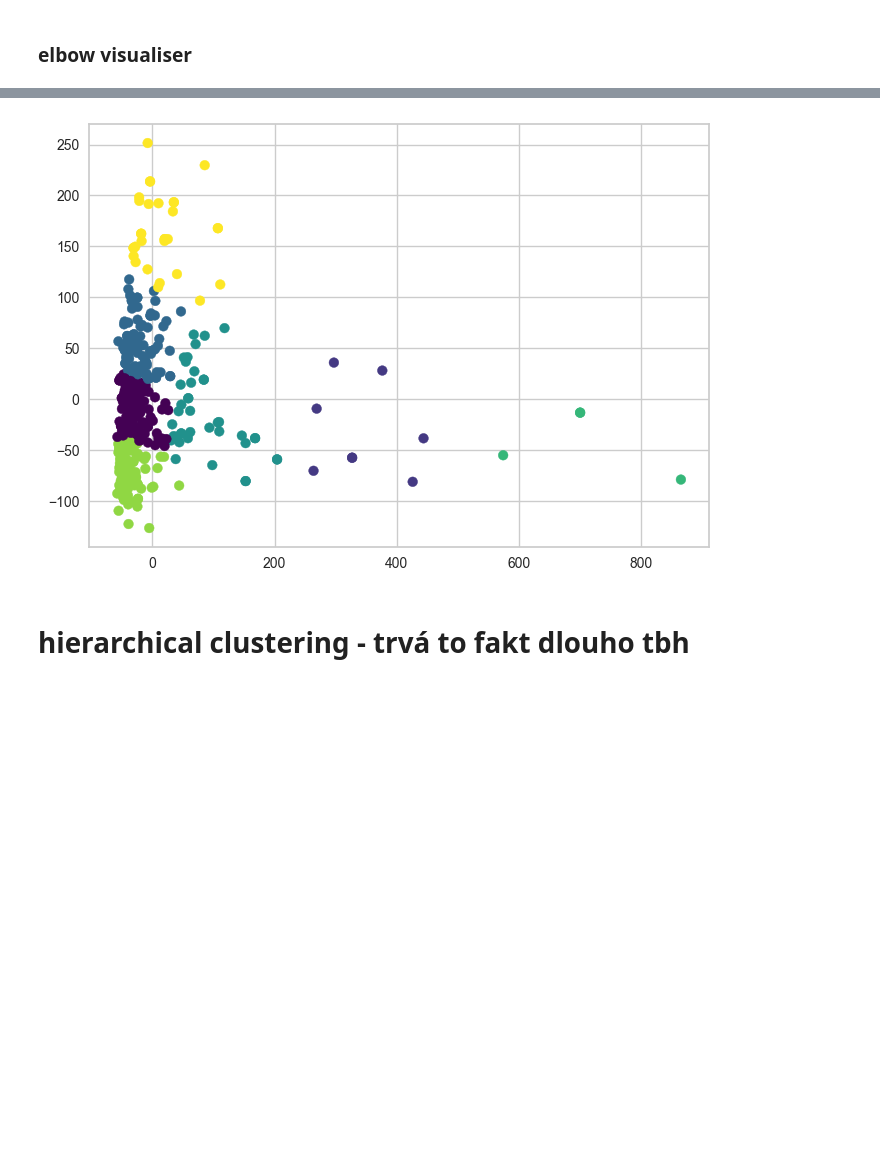
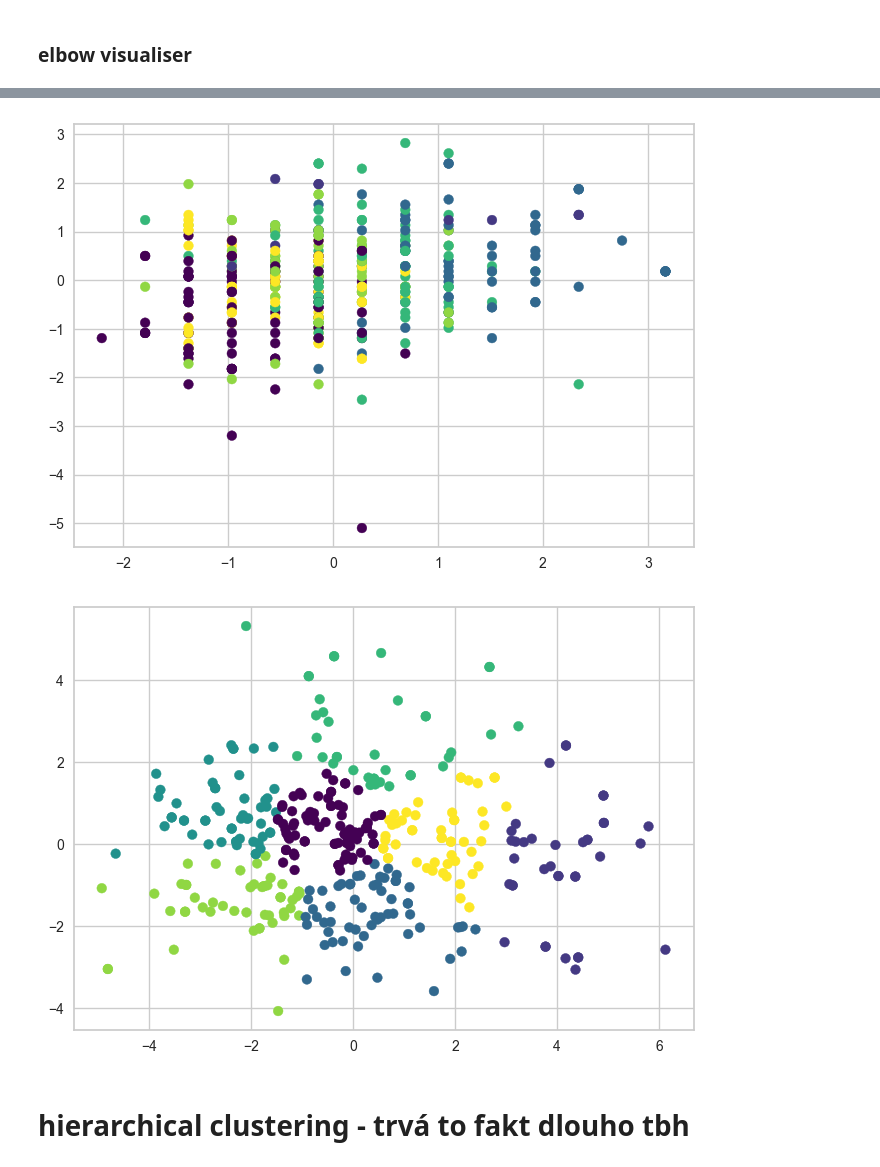
Before and after one commit to balooooooooo/machine_learning_1_coursework, a Jupyter notebook: clustering.ipynb, the cells around one changed output, grey strips where cells are left out. Cells and saved outputs as stored; diff of their text form; code cells hidden in the pictures; blank space fills up the shorter version.

```diff
--- a/clustering.ipynb
+++ b/clustering.ipynb
@@ -8,3 +6,4 @@ import matplotlib.pyplot as plt
 from sklearn.metrics import silhouette_score
 
 clustering_data = pd.read_csv("data/clustering_data.csv")
+clustering_pca = pd.read_csv("data/clustering_pca_data.csv")
@@ -13,9 +14,10 @@ clustering_data = pd.read_csv("data/clustering_data.csv")
 # %%
 # initialize k-means
 kmeans = KMeans(n_clusters = 2, n_init = 'auto', random_state=1337)
-
+kmeans_pca = KMeans(n_clusters=2, n_init='auto', random_state=1337)
 # fit
 kmeans.fit(clustering_data)
+kmeans_pca.fit(clustering_pca)
 # %% [output]
 KMeans(n_clusters=2, n_init='auto', random_state=1337)
 # %%
@@ -51,8 +57,13 @@ plt.show()
 # %%
 from yellowbrick.cluster import KElbowVisualizer
 
-clusters = KMeans(max_iter = 500, n_init="auto")
+clusters = KMeans(max_iter = 500, n_init="auto", random_state=1337)
 visual = KElbowVisualizer(clusters, k = (2, 20))
 visual.fit(clustering_data)
 visual.show()
+
+clusters_pca = KMeans(max_iter = 500, n_init="auto", random_state=1337)
+visual_pca = KElbowVisualizer(clusters_pca, k = (2, 20))
+visual_pca.fit(clustering_pca)
+visual_pca.show()
 # %% [output]
@@ -60,14 +72,23 @@ visual.show()
 <Axes: title={'center': 'Distortion Score Elbow for KMeans Clustering'}, xlabel='k', ylabel='distortion score'>
 # %%
-kmeans_optim = KMeans(n_clusters = 7, n_init = 'auto', random_state=1337)
+kmeans_optim = KMeans(n_clusters=7, n_init='auto', random_state=1337)
+kmeans_pca_optim = KMeans(n_clusters=7, n_init='auto')
+
 
 # fit
 kmeans_optim.fit(clustering_data)
+kmeans_pca_optim.fit(clustering_pca)
 
-plt.scatter(x = clustering_data['pca1'],y =  clustering_data['pca2'], c = kmeans_optim.labels_, cmap = 'viridis')
+plt.scatter(x = clustering_data['weight(kg)'],y =  clustering_data['hemoglobin'], c = kmeans_optim.labels_, cmap = 'viridis')
+# add centroids !!!!
 plt.show()
+
+plt.scatter(x = clustering_pca['pca1'],y =  clustering_pca['pca2'], c = kmeans_pca_optim.labels_, cmap = 'viridis')
+# add centroids !!!!
+plt.show()
 # %% [output]
-[figure, old version]
+[figure, new version]
+[figure, added]
 # %% [markdown]
 # hierarchical clustering - trvá to fakt dlouho tbh
 # %%
```
Also changed, not shown: parts of 6 cells of this notebook, 1 other file.
